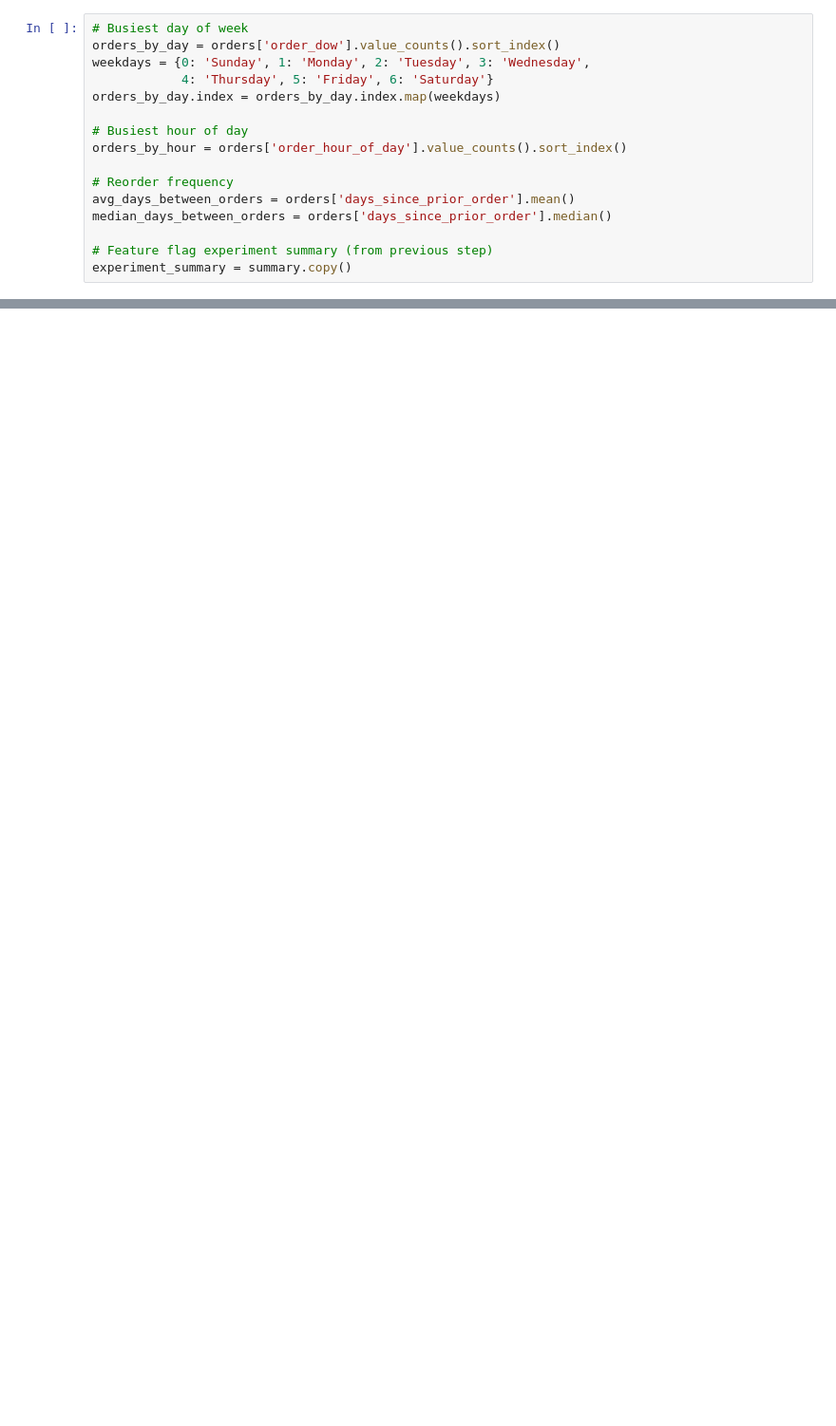
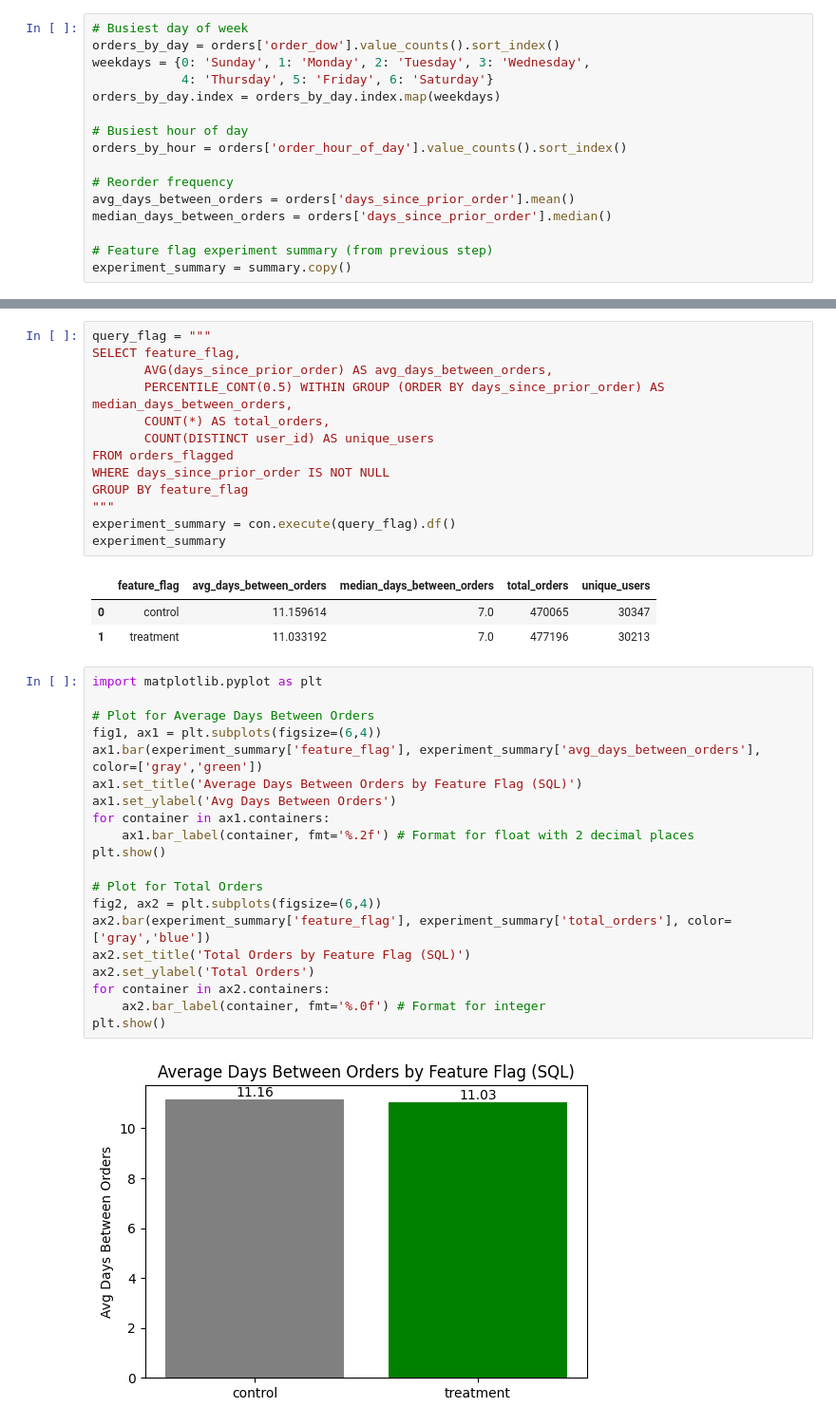
Before and after one commit to cmaguire001/instacart-feature-flag-analysis, a Jupyter notebook: Instacart_Feature_Flag_Analysis.ipynb, the cells around one changed output, grey strips where cells are left out. Shown: that part at 95% size. Drawn from its saved outputs; the diff is of its cells as text; blank space fills up the shorter version.

```diff
--- a/Instacart_Feature_Flag_Analysis.ipynb
+++ b/Instacart_Feature_Flag_Analysis.ipynb
@@ -279,0 +363,39 @@ plt.show()
+# %%
+query_flag = """
+SELECT feature_flag,
+       AVG(days_since_prior_order) AS avg_days_between_orders,
+       PERCENTILE_CONT(0.5) WITHIN GROUP (ORDER BY days_since_prior_order) AS median_days_between_orders,
+       COUNT(*) AS total_orders,
+       COUNT(DISTINCT user_id) AS unique_users
+FROM orders_flagged
+WHERE days_since_prior_order IS NOT NULL
+GROUP BY feature_flag
+"""
+experiment_summary = con.execute(query_flag).df()
+experiment_summary
+# %% [output]
+|  | feature_flag | avg_days_between_orders | median_days_between_orders | total_orders | unique_users |
+| 0 | control | 11.159614 | 7.0 | 470065 | 30347 |
+| 1 | treatment | 11.033192 | 7.0 | 477196 | 30213 |
+# %%
+import matplotlib.pyplot as plt
+
+# Plot for Average Days Between Orders
+fig1, ax1 = plt.subplots(figsize=(6,4))
+ax1.bar(experiment_summary['feature_flag'], experiment_summary['avg_days_between_orders'], color=['gray','green'])
+ax1.set_title('Average Days Between Orders by Feature Flag (SQL)')
+ax1.set_ylabel('Avg Days Between Orders')
+for container in ax1.containers:
+    ax1.bar_label(container, fmt='%.2f') # Format for float with 2 decimal places
+plt.show()
+
+# Plot for Total Orders
+fig2, ax2 = plt.subplots(figsize=(6,4))
+ax2.bar(experiment_summary['feature_flag'], experiment_summary['total_orders'], color=['gray','blue'])
+ax2.set_title('Total Orders by Feature Flag (SQL)')
+ax2.set_ylabel('Total Orders')
+for container in ax2.containers:
+    ax2.bar_label(container, fmt='%.0f') # Format for integer
+plt.show()
+# %% [output]
+[figure, added]
```
Also changed, not shown: parts of 27 cells of this notebook.
